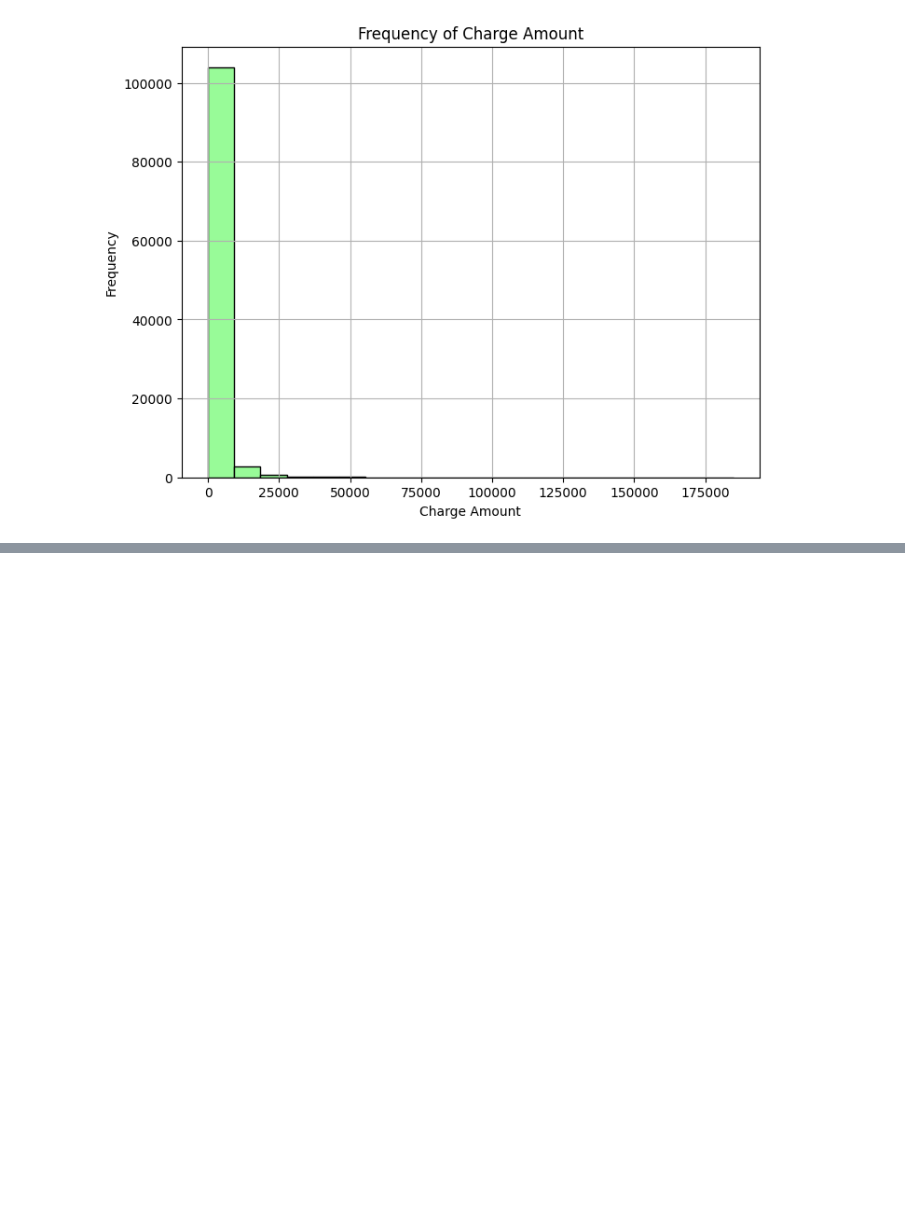
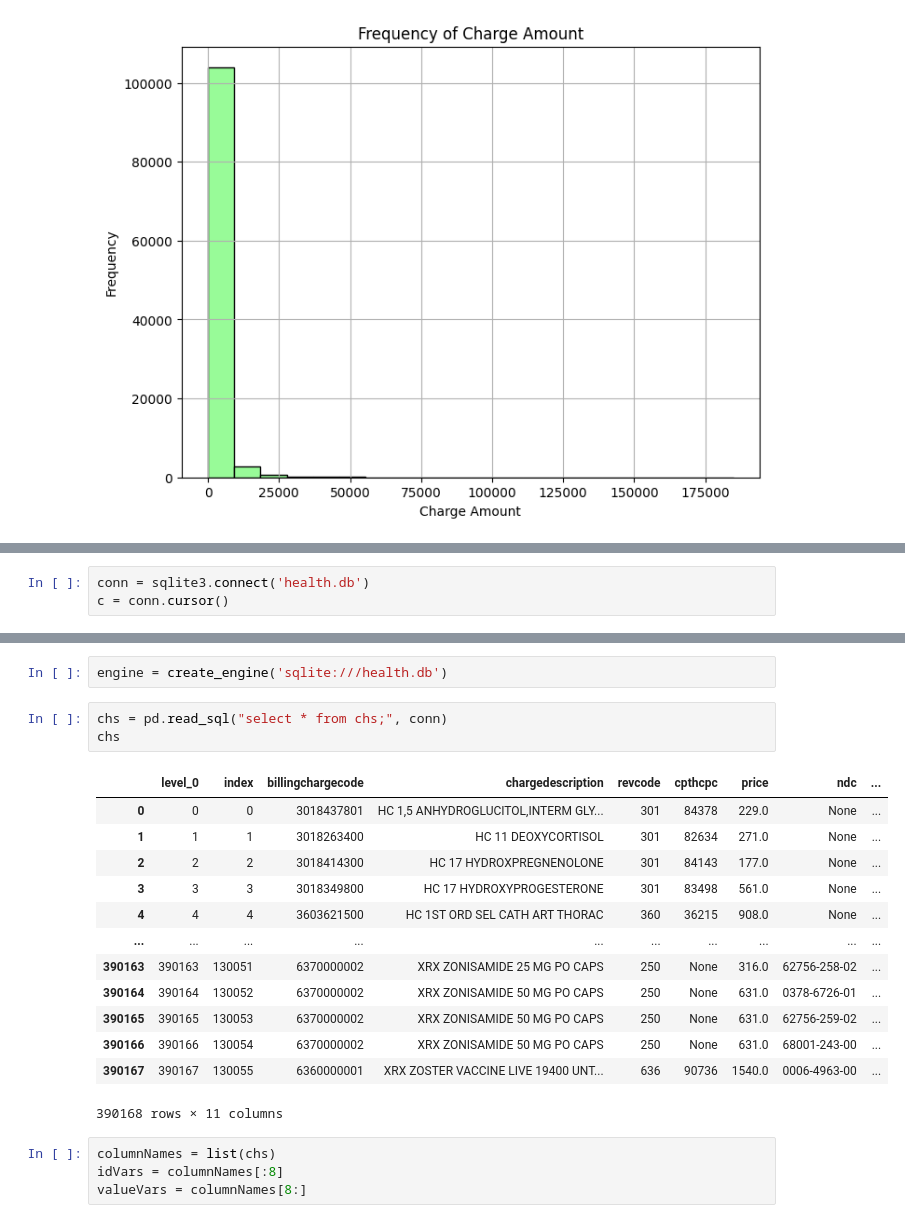
Before and after one commit to jesschannn/sqlite_database_operations, a Jupyter notebook: sqlite_database_operations.ipynb, the cells around one changed output, grey strips where cells are left out. Cells and saved outputs as stored; diff of their text form; blank space fills up the shorter version.

```diff
--- a/sqlite_database_operations.ipynb
+++ b/sqlite_database_operations.ipynb
@@ -430,0 +433,3 @@ plt.show()
+# %%
+conn = sqlite3.connect('health.db')
+c = conn.cursor()
@@ -430,0 +562,23 @@ plt.show()
+# %%
+engine = create_engine('sqlite:///health.db')
+# %%
+chs = pd.read_sql("select * from chs;", conn)
+chs
+# %% [output]
+|  | level_0 | index | billingchargecode | chargedescription | revcode | cpthcpc | price | ndc | ... |
+| 0 | 0 | 0 | 3018437801 | HC 1,5 ANHYDROGLUCITOL,INTERM GLY... | 301 | 84378 | 229.0 | None | ... |
+| 1 | 1 | 1 | 3018263400 | HC 11 DEOXYCORTISOL | 301 | 82634 | 271.0 | None | ... |
+| 2 | 2 | 2 | 3018414300 | HC 17 HYDROXPREGNENOLONE | 301 | 84143 | 177.0 | None | ... |
+| 3 | 3 | 3 | 3018349800 | HC 17 HYDROXYPROGESTERONE | 301 | 83498 | 561.0 | None | ... |
+| 4 | 4 | 4 | 3603621500 | HC 1ST ORD SEL CATH ART THORAC | 360 | 36215 | 908.0 | None | ... |
+| ... | ... | ... | ... | ... | ... | ... | ... | ... | ... |
+| 390163 | 390163 | 130051 | 6370000002 | XRX ZONISAMIDE 25 MG PO CAPS | 250 | None | 316.0 | 62756-258-02 | ... |
+| 390164 | 390164 | 130052 | 6370000002 | XRX ZONISAMIDE 50 MG PO CAPS | 250 | None | 631.0 | 0378-6726-01 | ... |
+| 390165 | 390165 | 130053 | 6370000002 | XRX ZONISAMIDE 50 MG PO CAPS | 250 | None | 631.0 | 62756-259-02 | ... |
+| 390166 | 390166 | 130054 | 6370000002 | XRX ZONISAMIDE 50 MG PO CAPS | 250 | None | 631.0 | 68001-243-00 | ... |
+| 390167 | 390167 | 130055 | 6360000001 | XRX ZOSTER VACCINE LIVE 19400 UNT... | 636 | 90736 | 1540.0 | 0006-4963-00 | ... |
+390168 rows × 11 columns
+# %%
+columnNames = list(chs)
+idVars = columnNames[:8]
+valueVars = columnNames[8:]
```
Also changed, not shown: parts of 10 cells of this notebook.
